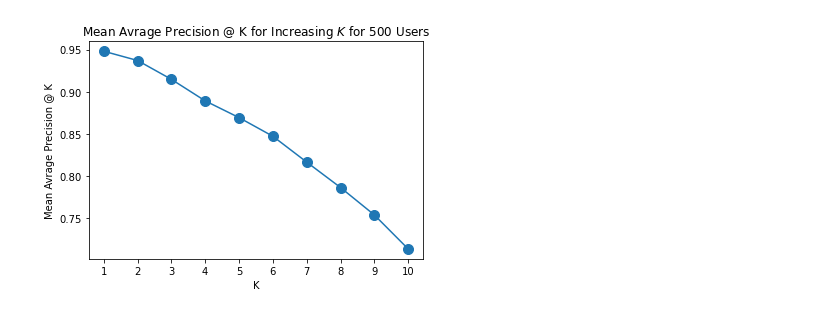
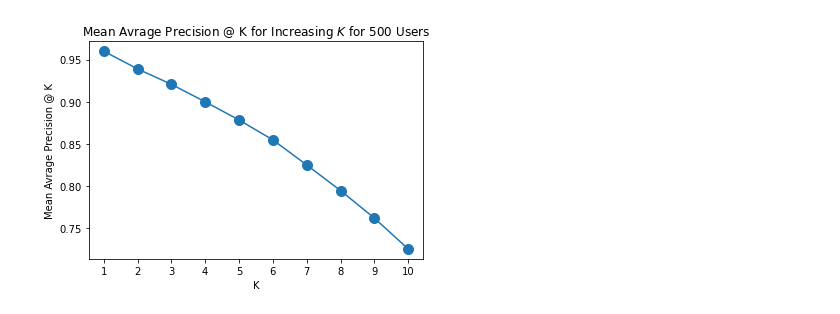
Before and after one commit to ramin-master-thesis/Evaluation-Suite, a Jupyter notebook: src/APK_MAPK.ipynb, the cells around one changed output. Cells and saved outputs as stored; diff of their text form; code cells hidden in the pictures.

```diff
--- a/src/APK_MAPK.ipynb
+++ b/src/APK_MAPK.ipynb
@@ -9,0 +16,4 @@ cut_off = 10
+# %%
+# Compute cross product of all configuration values
+configurations = list(it.product(list_k, partitions))
+configurations
@@ -71,3 +103,13 @@ def mapk(actual, predicted, k=10):
             The mean average precision at k over the input lists
     """
     return np.mean([apk(a,p,k) for a,p in zip(actual, predicted)])
+# %%
+# actual = recommendations_base[recommendations_base["user"]==1018562002678108162]["recommendations"].values[0]
+# display(actual)
+predicted = recommendations_df[(recommendations_df["user"]==1018562002678108162)]["recommendations"].values
+# display(predicted)
+# a = apk(actual, predicted, 10)
+# a
+merged_df = recommendations_df.groupby("user", as_index=False).agg({'recommendations': 'sum'})
+merged_df["partition"] = "merged"
+display(merged_df)
@@ -102,0 +190,25 @@ map@10: 0.7136501587301587
+# %%
+def get_mapk_single_partition(single_partition_df):
+    list_actuals = []
+    list_predictions = []
+    list_mapk = []
+    partition = single_partition_df.partition.values[0]
+    for k in list_k:
+        for i, uid in enumerate(user_ids):
+            actual = recommendations_base[recommendations_base["user"]==uid]["recommendations"].values[0]
+            predicted = single_partition_df[(single_partition_df["user"]==uid)]["recommendations"].values[0]
+            list_actuals.append(actual)
+            list_predictions.append(predicted)
+        m = mapk(list_actuals, list_predictions, int(k))
+        list_mapk.append((f"{partition}", m))
+        print(f"map@{k}: {m}    paritition: {partition}")
+    return list_mapk
+# %%
+single = get_mapk_single_partition(sigle_partition_recommendations)
+merge = get_mapk_single_partition(merged_df)
+
+single_partition_list = single + merge
+
+for k, v in single_partition_list:
+    dict_mapk[k].append(v)
+dict_mapk
@@ -103,14 +270,16 @@ map@10: 0.7136501587301587
 # %%
+values = []
+for value in single:
+    values.append(value[1])
 import matplotlib.pyplot as plt
-list_k = range(1, cut_off + 1)
 fig, ax = plt.subplots()
-ax.plot(list_k, list_mapk , markersize=10, marker="o")
+ax.plot(list_k, values , markersize=10, marker="o")
 ax.set_xlabel("K")
 plt.xticks(list_k)
 ax.set_ylabel("Mean Avrage Precision @ K")
 # plt.yticks(list_mapk)
 ax.set_title(f"Mean Avrage Precision @ K for Increasing $K$ for {len(user_ids)} Users")
 
 fig.savefig(output, bbox_inches='tight')
 # %% [output]
-[figure, old version]
+[figure, new version]
```
Also changed, not shown: parts of 8 cells of this notebook, 3 other files.
